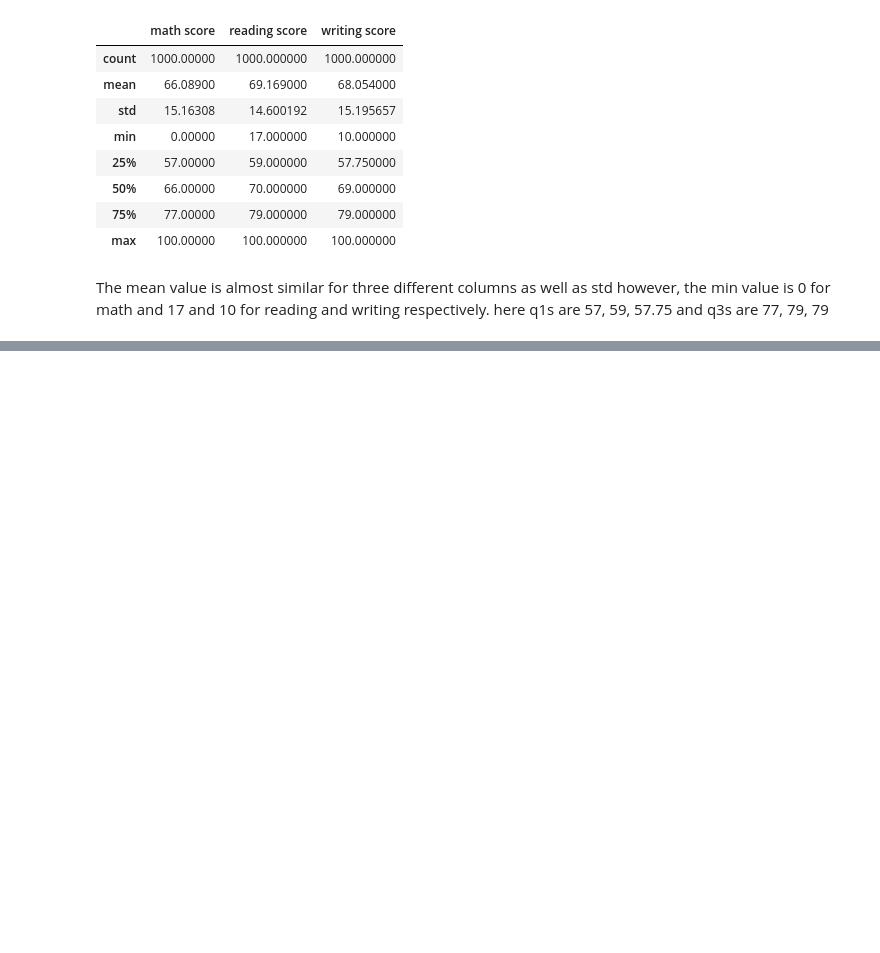
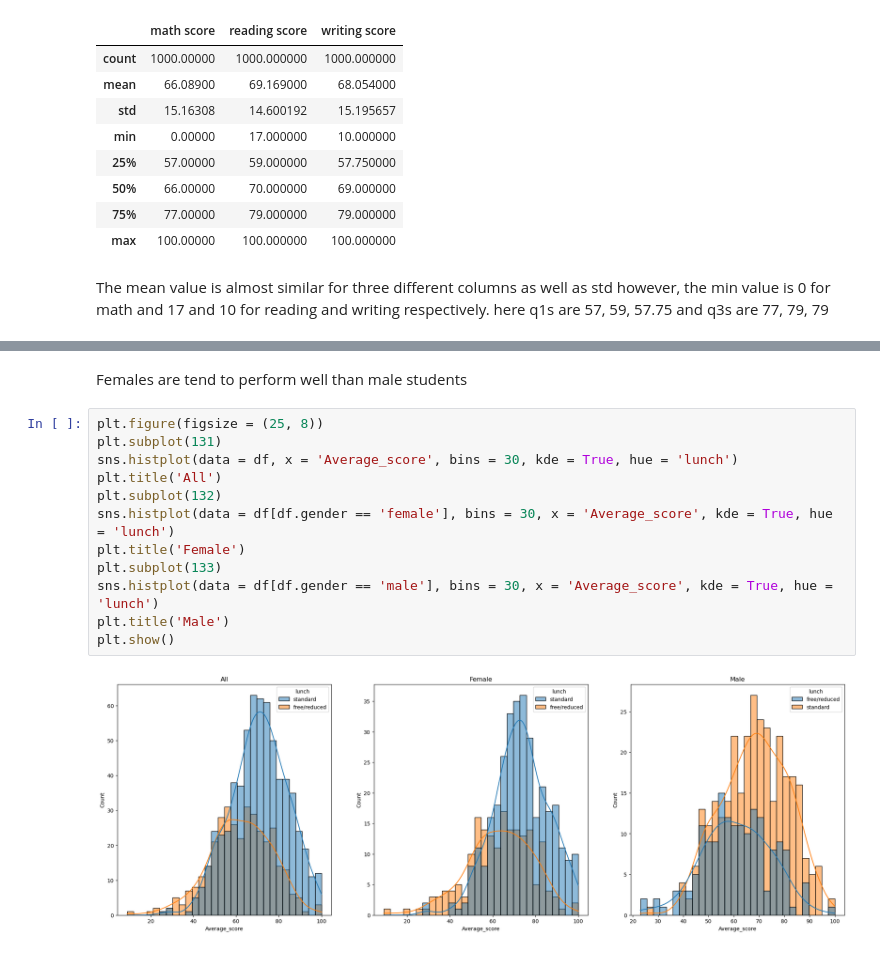
Before and after one commit to abir171915/ml-ds-project, a Jupyter notebook: notebook/EDA_student_performance.ipynb, the cells around one changed output, grey strips where cells are left out. Drawn from its saved outputs; the diff is of its cells as text; blank space fills up the shorter version.

```diff
--- a/notebook/EDA_student_performance.ipynb
+++ b/notebook/EDA_student_performance.ipynb
@@ -87,0 +145,16 @@ and q3s are 77, 79, 79
+# %% [markdown]
+Females are tend to perform well than male students
+# %%
+plt.figure(figsize = (25, 8))
+plt.subplot(131)
+sns.histplot(data = df, x = 'Average_score', bins = 30, kde = True, hue = 'lunch')
+plt.title('All')
+plt.subplot(132)
+sns.histplot(data = df[df.gender == 'female'], bins = 30, x = 'Average_score', kde = True, hue = 'lunch')
+plt.title('Female')
+plt.subplot(133)
+sns.histplot(data = df[df.gender == 'male'], bins = 30, x = 'Average_score', kde = True, hue = 'lunch')
+plt.title('Male')
+plt.show()
+# %% [output]
+[figure, added]
```
Also changed, not shown: parts of 13 cells of this notebook.
